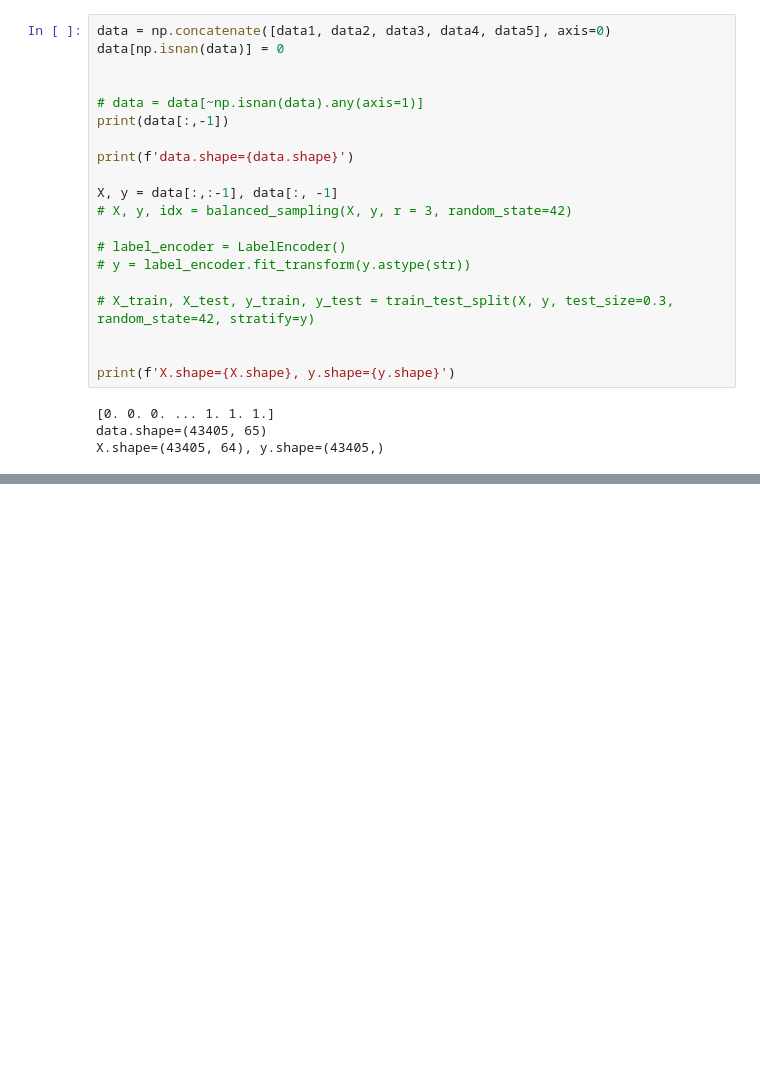
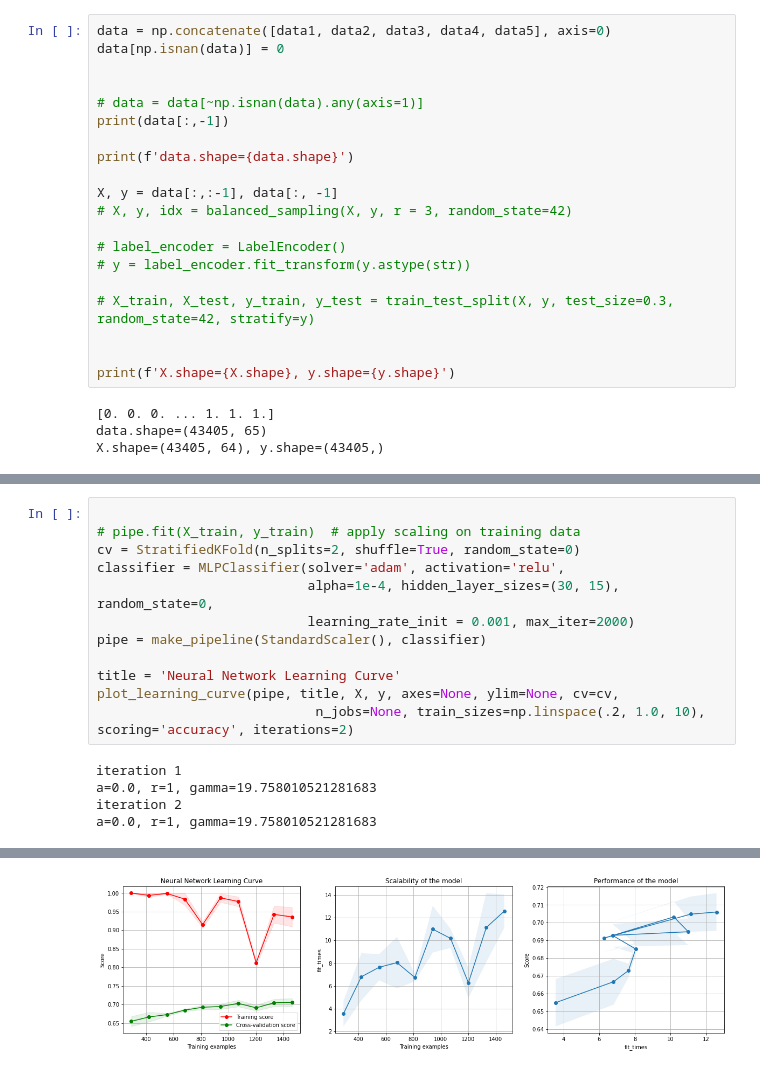
Before and after one commit to jayhtian/cs7641, a Jupyter notebook: supervised_learning/Untitled1.ipynb, the cells around one changed output, grey strips where cells are left out. Saved outputs shown, nothing was run; the diff lists cells and outputs as text; blank space fills up the shorter version.

```diff
--- a/supervised_learning/Untitled1.ipynb
+++ b/supervised_learning/Untitled1.ipynb
@@ -105,0 +112,17 @@ a=0.0, r=1, gamma=20.040858725761773
+# %%
+
+# pipe.fit(X_train, y_train)  # apply scaling on training data
+cv = StratifiedKFold(n_splits=2, shuffle=True, random_state=0)
+classifier = MLPClassifier(solver='adam', activation='relu',
+                           alpha=1e-4, hidden_layer_sizes=(30, 15), random_state=0,
+                           learning_rate_init = 0.001, max_iter=2000)
+pipe = make_pipeline(StandardScaler(), classifier)
+
+title = 'Neural Network Learning Curve'
+plot_learning_curve(pipe, title, X, y, axes=None, ylim=None, cv=cv,
+                            n_jobs=None, train_sizes=np.linspace(.2, 1.0, 10), scoring='accuracy', iterations=2)
+# %% [output]
+iteration 1
+a=0.0, r=1, gamma=19.758010521281683
+iteration 2
+a=0.0, r=1, gamma=19.758010521281683
@@ -105,0 +130 @@ a=0.0, r=1, gamma=20.040858725761773
+[figure, added]
```
Also changed, not shown: parts of 4 cells of this notebook, 21 other files.
